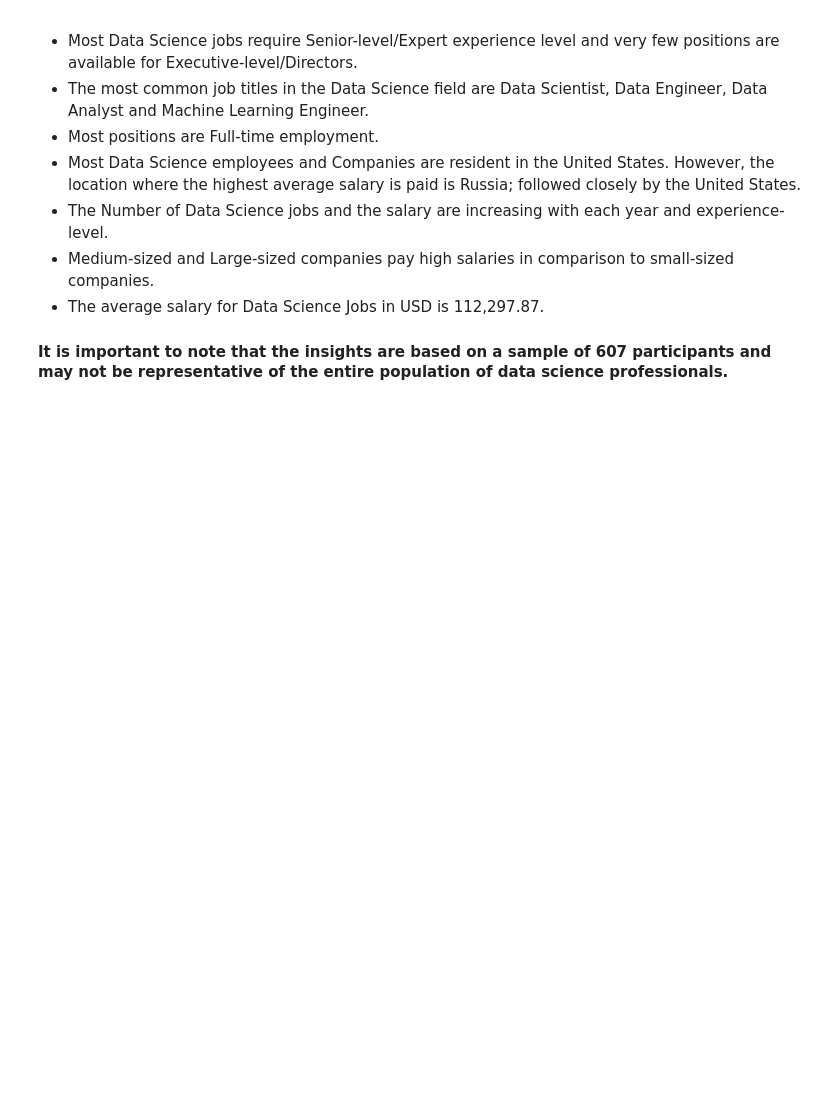
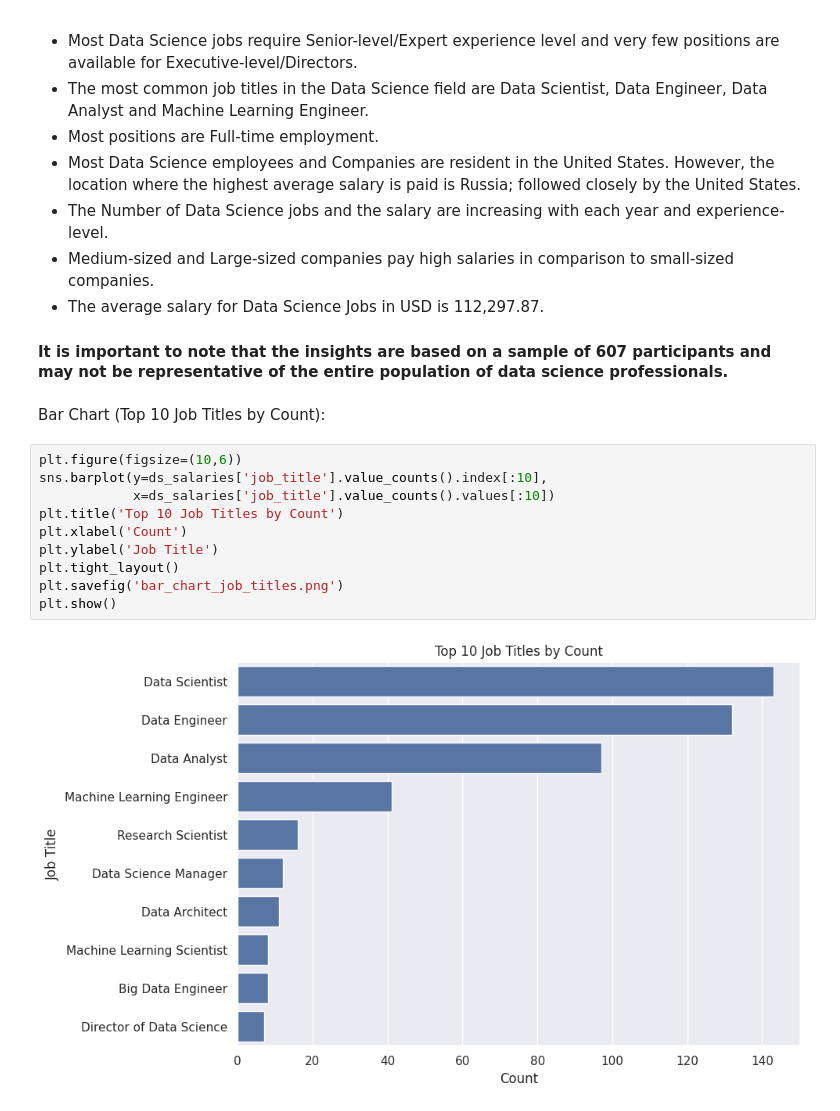
Before and after one commit to buvir/Data-Science-Job-Salaries, a Jupyter notebook: Data Science Job Salaries.ipynb, the cells around one changed output. Cells and saved outputs as stored; diff of their text form; blank space fills up the shorter version.

```diff
--- a/Data Science Job Salaries.ipynb
+++ b/Data Science Job Salaries.ipynb
@@ -878,3 +878,17 @@ joblib.dump(X_train.columns.tolist(), 'model_features.joblib')
 * The average salary for Data Science Jobs in USD is 112,297.87.
 
 #### It is important to note that the insights are based on a sample of 607 participants and may not be representative of the entire population of data science professionals.
+# %% [markdown]
+Bar Chart (Top 10 Job Titles by Count):
+# %%
+plt.figure(figsize=(10,6))
+sns.barplot(y=ds_salaries['job_title'].value_counts().index[:10],
+            x=ds_salaries['job_title'].value_counts().values[:10])
+plt.title('Top 10 Job Titles by Count')
+plt.xlabel('Count')
+plt.ylabel('Job Title')
+plt.tight_layout()
+plt.savefig('bar_chart_job_titles.png')
+plt.show()
+# %% [output]
+[figure, added]
```
Also changed, not shown: parts of 2 cells of this notebook, 5 other files.
